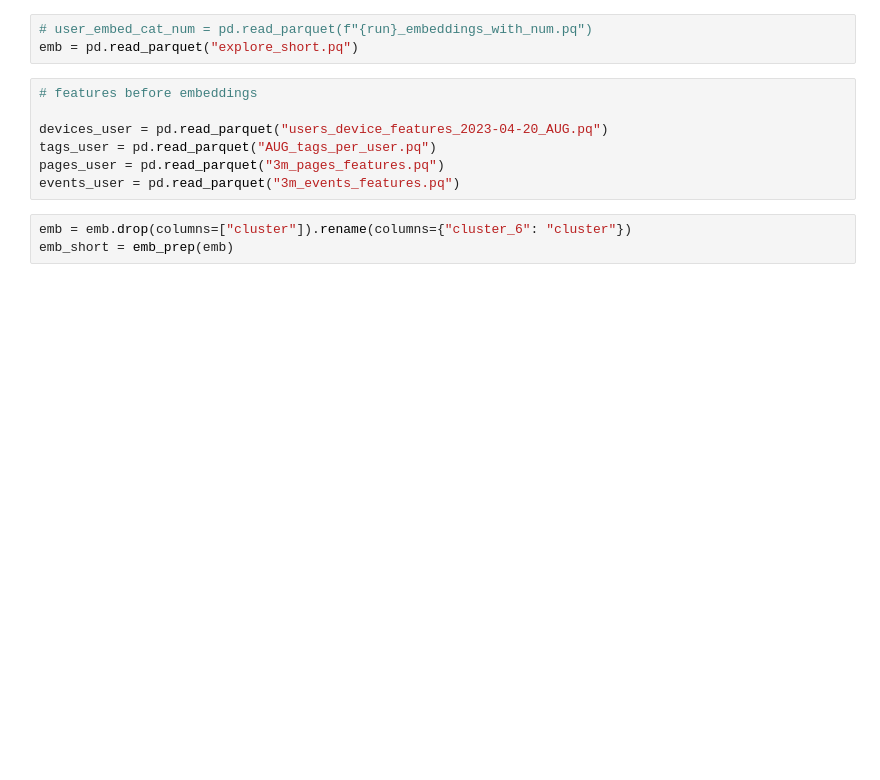
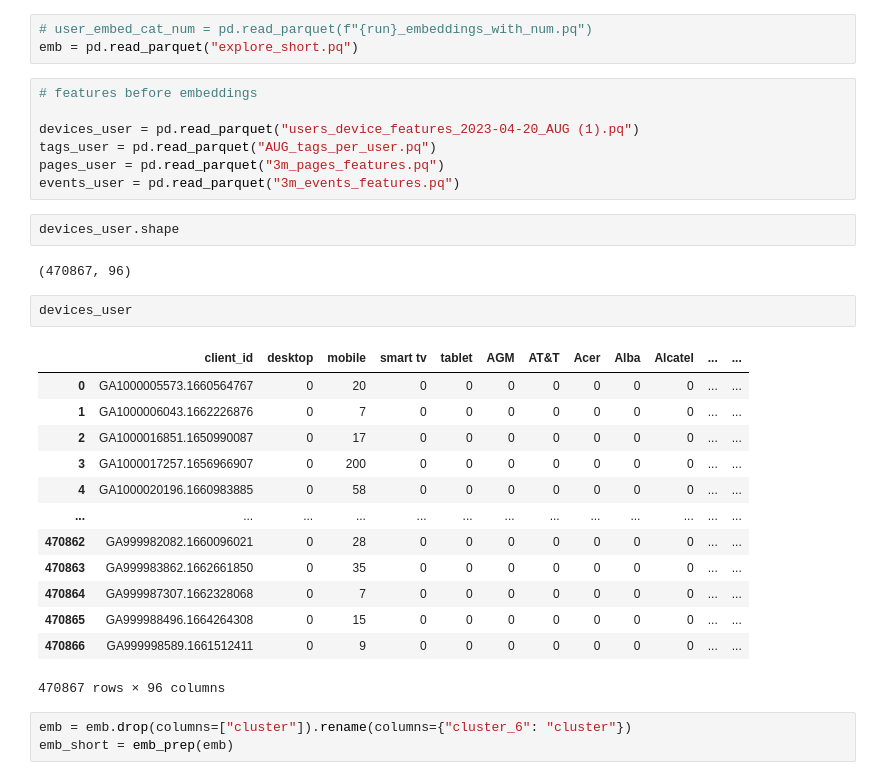
Before and after one commit to jul-peru/web-segments, a Jupyter notebook: researching_clusters.ipynb, the cells around one changed output. Cells and saved outputs as stored; diff of their text form; blank space fills up the shorter version.

```diff
--- a/researching_clusters.ipynb
+++ b/researching_clusters.ipynb
@@ -34,10 +34,30 @@ emb = pd.read_parquet("explore_short.pq")
 # %%
 # features before embeddings
 
-devices_user = pd.read_parquet("users_device_features_2023-04-20_AUG.pq")
+devices_user = pd.read_parquet("users_device_features_2023-04-20_AUG (1).pq")
 tags_user = pd.read_parquet("AUG_tags_per_user.pq")
 pages_user = pd.read_parquet("3m_pages_features.pq")
 events_user = pd.read_parquet("3m_events_features.pq")
+# %%
+devices_user.shape
+# %% [output]
+(470867, 96)
+# %%
+devices_user
+# %% [output]
+|  | client_id | desktop | mobile | smart tv | tablet | AGM | AT&T | Acer | Alba | Alcatel | ... | ... |
+| 0 | GA1000005573.1660564767 | 0 | 20 | 0 | 0 | 0 | 0 | 0 | 0 | 0 | ... | ... |
+| 1 | GA1000006043.1662226876 | 0 | 7 | 0 | 0 | 0 | 0 | 0 | 0 | 0 | ... | ... |
+| 2 | GA1000016851.1650990087 | 0 | 17 | 0 | 0 | 0 | 0 | 0 | 0 | 0 | ... | ... |
+| 3 | GA1000017257.1656966907 | 0 | 200 | 0 | 0 | 0 | 0 | 0 | 0 | 0 | ... | ... |
+| 4 | GA1000020196.1660983885 | 0 | 58 | 0 | 0 | 0 | 0 | 0 | 0 | 0 | ... | ... |
+| ... | ... | ... | ... | ... | ... | ... | ... | ... | ... | ... | ... | ... |
+| 470862 | GA999982082.1660096021 | 0 | 28 | 0 | 0 | 0 | 0 | 0 | 0 | 0 | ... | ... |
+| 470863 | GA999983862.1662661850 | 0 | 35 | 0 | 0 | 0 | 0 | 0 | 0 | 0 | ... | ... |
+| 470864 | GA999987307.1662328068 | 0 | 7 | 0 | 0 | 0 | 0 | 0 | 0 | 0 | ... | ... |
+| 470865 | GA999988496.1664264308 | 0 | 15 | 0 | 0 | 0 | 0 | 0 | 0 | 0 | ... | ... |
+| 470866 | GA999998589.1661512411 | 0 | 9 | 0 | 0 | 0 | 0 | 0 | 0 | 0 | ... | ... |
+470867 rows × 96 columns
 # %%
 emb = emb.drop(columns=["cluster"]).rename(columns={"cluster_6": "cluster"})
 emb_short = emb_prep(emb)
```
Also changed, not shown: parts of 8 cells of this notebook.
